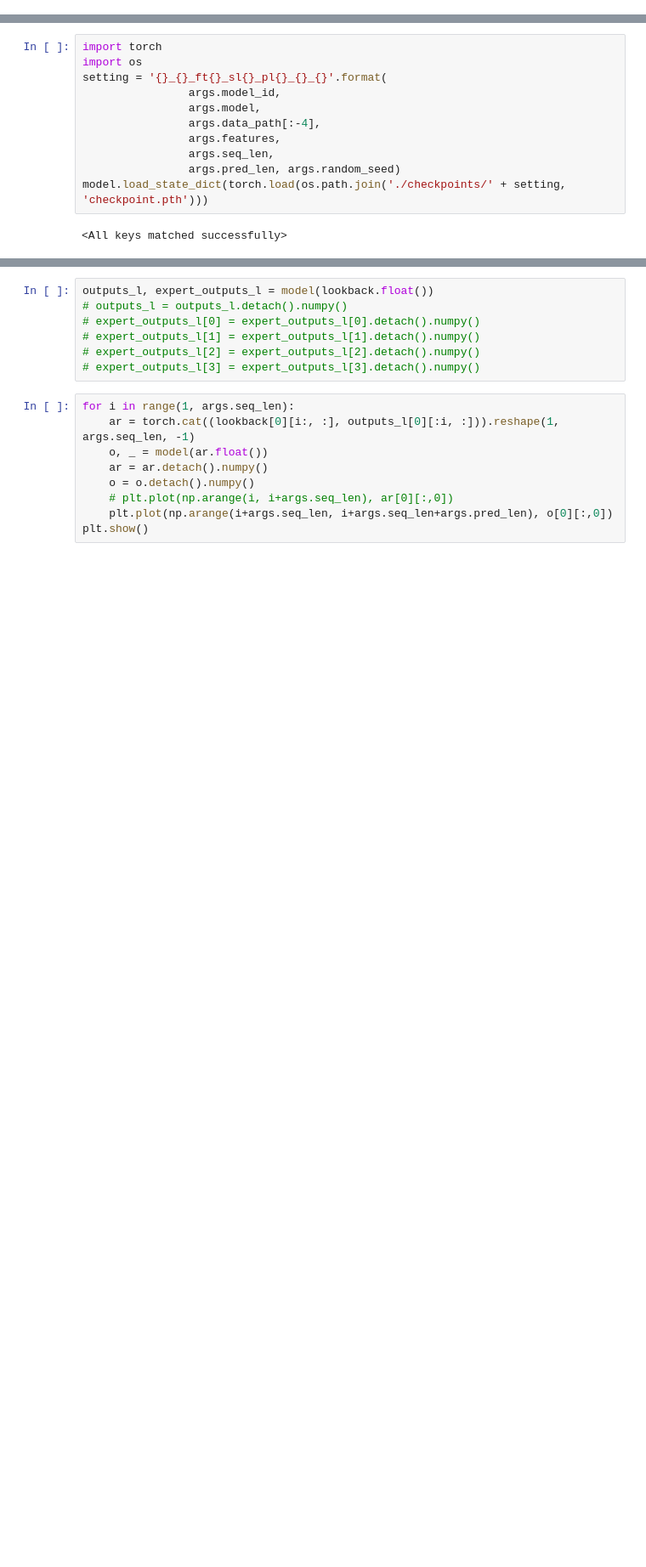
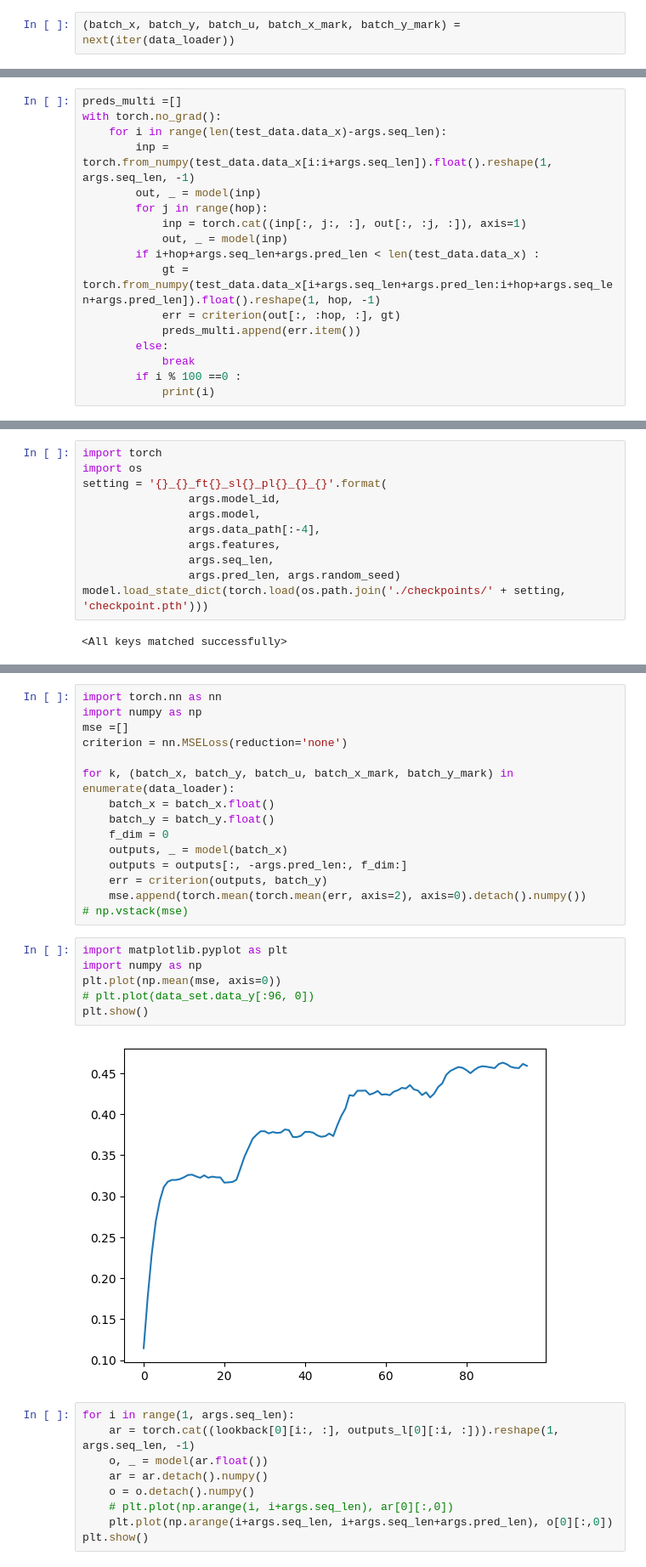
Before and after one commit to yjucho1/tmp, a Jupyter notebook: tmp_0424.ipynb, the cells around one changed output, grey strips where cells are left out. Shown at 85% size. Drawn from its saved outputs; the diff is of its cells as text; blank space fills up the shorter version.

```diff
--- a/tmp_0424.ipynb
+++ b/tmp_0424.ipynb
@@ -19,0 +311,2 @@ test False
+# %%
+(batch_x, batch_y, batch_u, batch_x_mark, batch_y_mark) = next(iter(data_loader))
@@ -19,0 +325,17 @@ test False
+# %%
+preds_multi =[]
+with torch.no_grad():
+    for i in range(len(test_data.data_x)-args.seq_len):
+        inp = torch.from_numpy(test_data.data_x[i:i+args.seq_len]).float().reshape(1, args.seq_len, -1)
+        out, _ = model(inp)
+        for j in range(hop):
+            inp = torch.cat((inp[:, j:, :], out[:, :j, :]), axis=1)
+            out, _ = model(inp)
+        if i+hop+args.seq_len+args.pred_len < len(test_data.data_x) :
+            gt = torch.from_numpy(test_data.data_x[i+args.seq_len+args.pred_len:i+hop+args.seq_len+args.pred_len]).float().reshape(1, hop, -1)
+            err = criterion(out[:, :hop, :], gt)
+            preds_multi.append(err.item())
+        else:
+            break
+        if i % 100 ==0 :
+            print(i)
@@ -43,10 +475,26 @@ lookback = torch.from_numpy(data_set.data_x[:args.seq_len]).reshape(1, args.seq_
 # %%
-outputs_l, expert_outputs_l = model(lookback.float())
-# outputs_l = outputs_l.detach().numpy()
-# expert_outputs_l[0] = expert_outputs_l[0].detach().numpy()
-# expert_outputs_l[1] = expert_outputs_l[1].detach().numpy()
-# expert_outputs_l[2] = expert_outputs_l[2].detach().numpy()
-# expert_outputs_l[3] = expert_outputs_l[3].detach().numpy()
+import torch.nn as nn
+import numpy as np
+mse =[]
+criterion = nn.MSELoss(reduction='none')
+
+for k, (batch_x, batch_y, batch_u, batch_x_mark, batch_y_mark) in enumerate(data_loader):
+    batch_x = batch_x.float()
+    batch_y = batch_y.float()
+    f_dim = 0
+    outputs, _ = model(batch_x)
+    outputs = outputs[:, -args.pred_len:, f_dim:]
+    err = criterion(outputs, batch_y)
+    mse.append(torch.mean(torch.mean(err, axis=2), axis=0).detach().numpy())
+# np.vstack(mse)
+# %%
+import matplotlib.pyplot as plt
+import numpy as np
+plt.plot(np.mean(mse, axis=0))
+# plt.plot(data_set.data_y[:96, 0])
+plt.show()
+# %% [output]
+[figure, added]
 # %%
 for i in range(1, args.seq_len):
     ar = torch.cat((lookback[0][i:, :], outputs_l[0][:i, :])).reshape(1, args.seq_len, -1)
```
Also changed, not shown: parts of 20 cells of this notebook, 22 other files.
